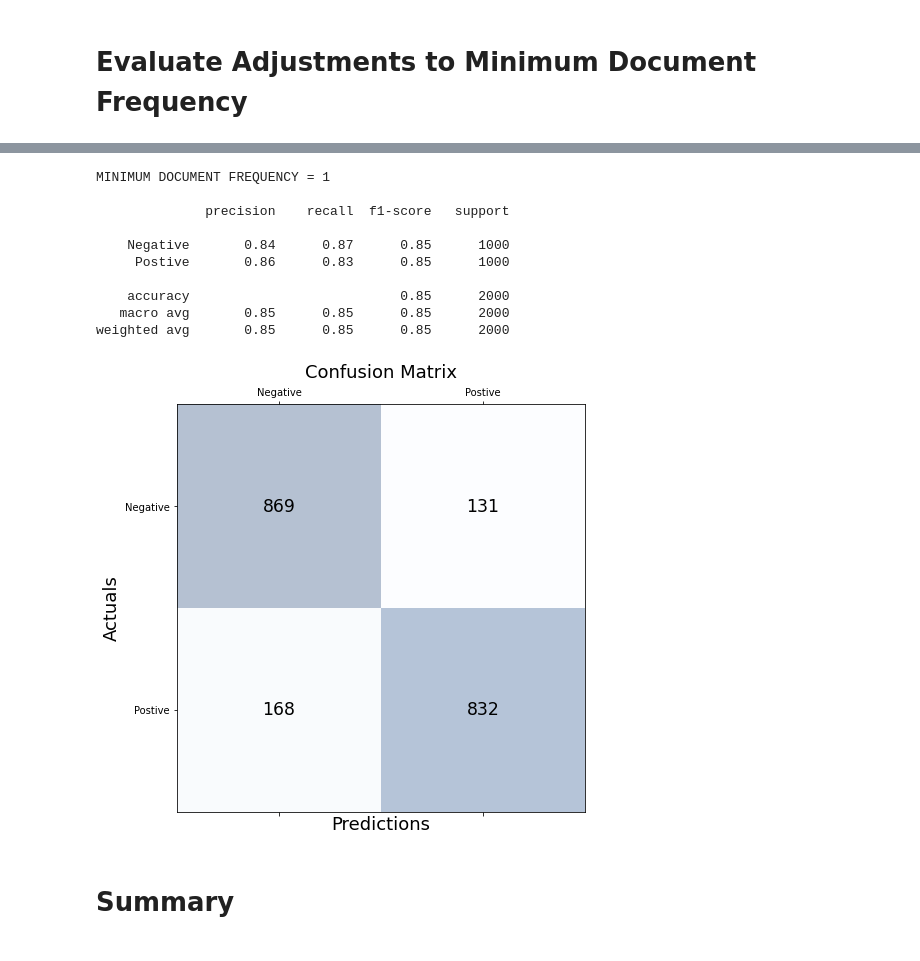
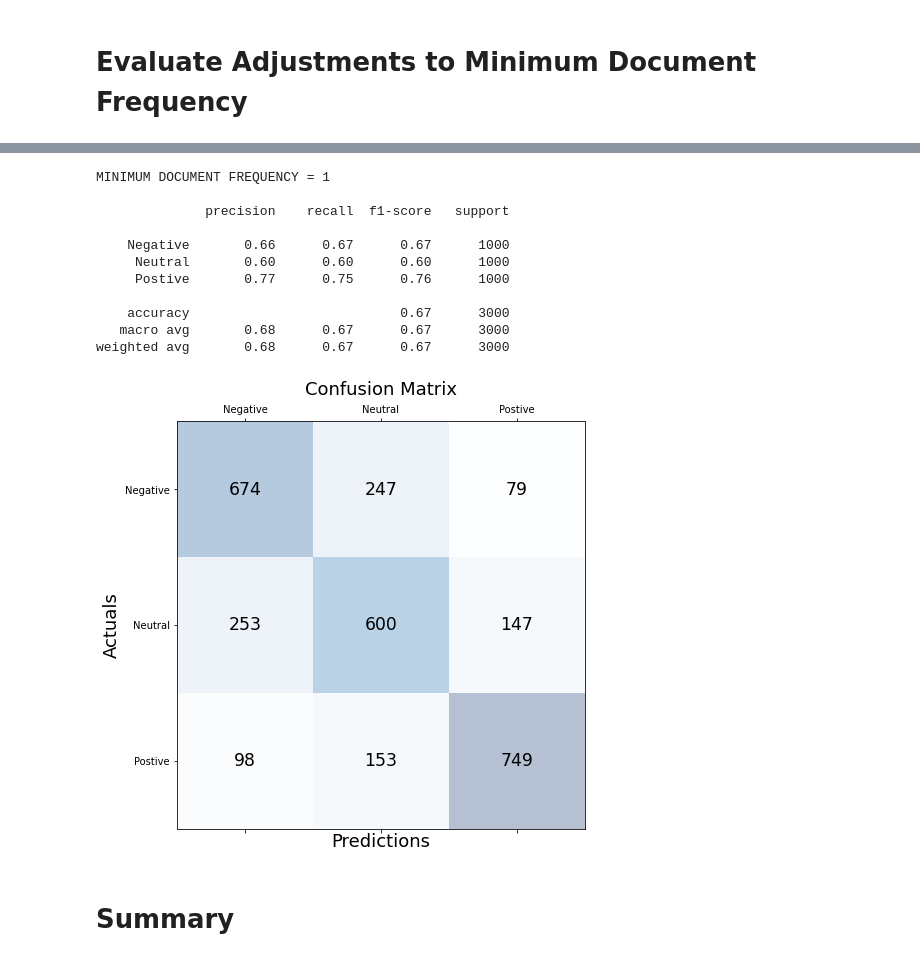
Before and after one commit to ShesterG/Twitter-Sentiment-Analysis, a Jupyter notebook: notebooks/12_smv_model_02.ipynb, the cells around one changed output, grey strips where cells are left out. Saved outputs shown, nothing was run; the diff lists cells and outputs as text; code cells hidden in the pictures.

Commit message:
3 Class Classifications of 3000 Tweets

```diff
--- a/notebooks/12_smv_model_02.ipynb
+++ b/notebooks/12_smv_model_02.ipynb
@@ -46,7 +51,7 @@ from sklearn.model_selection import cross_val_predict
 # %%
 DATA_FILE_PATH = '/content/drive/MyDrive/NLPGh/'
-CLEAN_DATA_FILE_NAME = 'Book8Clean.csv'
-TOKENIZED_DATA_FILE_NAME = 'Book8Tokenized.csv'
+CLEAN_DATA_FILE_NAME = 'Book10Clean.csv'
+TOKENIZED_DATA_FILE_NAME = 'Book10Tokenized.csv'
 pd.set_option('display.max_colwidth', None)
 RANDOM_STATE = 42
 # %% [markdown]
@@ -65,5 +70,5 @@ df.head()
 # %%
-df = df[df.Sentiment != 0]
+#df = df[df.Sentiment != 0]
 # %%
 # convert list of strings represented as a string to a list of strings
 df.tokens = df.tokens.map(ast.literal_eval)
@@ -136,24 +142,26 @@ def train_and_eval_model(min_df):
 
     #scores = cross_validation.cross_val_score(Pipeline, X_train,y_train_enc, cv=10)
     #pipeline.score
-    scoring = ['accuracy','f1','precision','recall']
+    #scoring = ['accuracy','f1','precision','recall']
+
+    scoring = {'accuracy' : make_scorer(accuracy_score),
+               'f1_score' : make_scorer(f1_score, average = 'micro'),
+               'precision' : make_scorer(precision_score, average = 'micro'),
+               'recall' : make_scorer(recall_score, average = 'micro')
+              }
+
     scores = cross_validate(pipeline, X, y_enc, cv=10, scoring=scoring)
     sorted(scores.keys())
 
     y_pred = cross_val_predict(pipeline, X, y_enc, cv=10)
 
 
-    #score_mean = scores.mean()
-
-
-    #pipeline.fit(X_train,y_train_enc)
-
     print(f'MINIMUM DOCUMENT FREQUENCY = {min_df}')
     print('')
 
     conf_matrix = confusion_matrix(y_true=y_enc, y_pred=y_pred)
 
-    classi_report = classification_report(y_true=y_enc, y_pred=y_pred, target_names=['Negative', 'Postive'])
+    classi_report = classification_report(y_true=y_enc, y_pred=y_pred, target_names=['Negative','Neutral','Postive'])
     print(classi_report)
 
     """
@@ -185,7 +193,7 @@ def train_and_eval_model(min_df):
                              recall_scores, score_mean)
     """
     a = scores['test_accuracy'].mean()
-    f = scores['test_f1'].mean()
+    f = scores['test_f1_score'].mean()
     p = scores['test_precision'].mean()
     r = scores['test_recall'].mean()
     test_results = np.append(np.array([min_df, a, f, p]),r)
@@ -234,31 +250,32 @@ metrics_summary_df
 # %%
 _,conf_matrix, y_pred = train_and_eval_model(min_df=1)
-labels = ['Negative', 'Postive']
+labels = ['Negative','Neutral', 'Postive']
 
 fig, ax = plt.subplots(figsize=(7.5, 7.5))
 ax.matshow(conf_matrix, cmap=plt.cm.Blues, alpha=0.3)
 for i in range(conf_matrix.shape[0]):
     for j in range(conf_matrix.shape[1]):
         ax.text(x=j, y=i,s=conf_matrix[i, j], va='center', ha='center', size='xx-large')
 
 plt.xlabel('Predictions', fontsize=18)
 plt.ylabel('Actuals', fontsize=18)
 ax.set_xticklabels([''] + labels)
 ax.set_yticklabels([''] + labels)
 plt.title('Confusion Matrix', fontsize=18)
 plt.show()
 # %% [output]
 MINIMUM DOCUMENT FREQUENCY = 1
 
               precision    recall  f1-score   support
 
-    Negative       0.84      0.87      0.85      1000
-     Postive       0.86      0.83      0.85      1000
+    Negative       0.66      0.67      0.67      1000
+     Neutral       0.60      0.60      0.60      1000
+     Postive       0.77      0.75      0.76      1000
 
-    accuracy                           0.85      2000
-   macro avg       0.85      0.85      0.85      2000
-weighted avg       0.85      0.85      0.85      2000
+    accuracy                           0.67      3000
+   macro avg       0.68      0.67      0.67      3000
+weighted avg       0.68      0.67      0.67      3000
-[figure, old version]
+[figure, new version]
 # %%
 y_enc
 # %%
```
Also changed, not shown: parts of 6 cells of this notebook.
